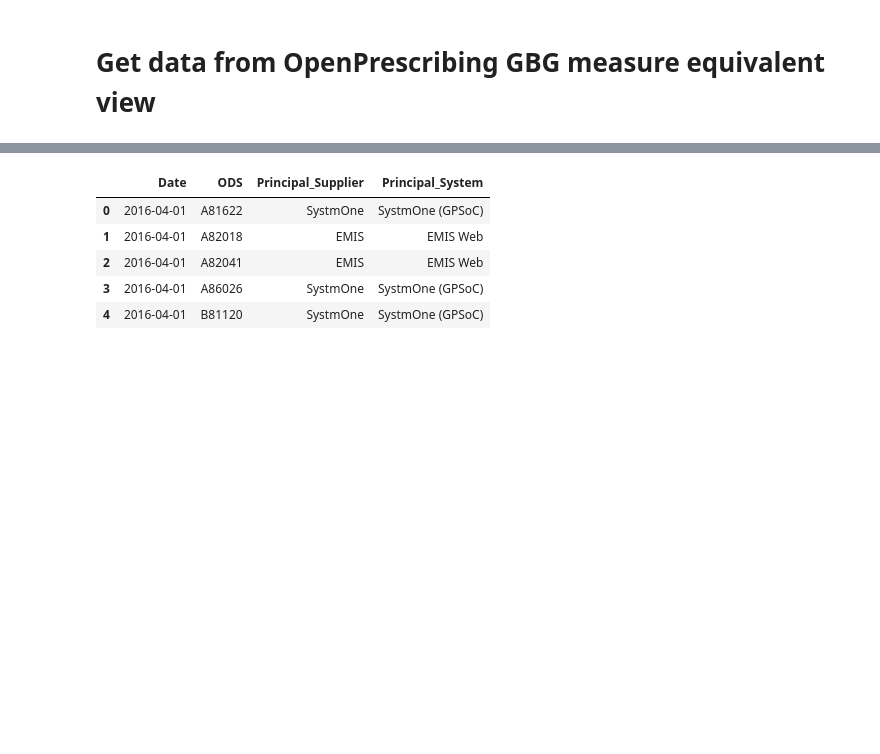
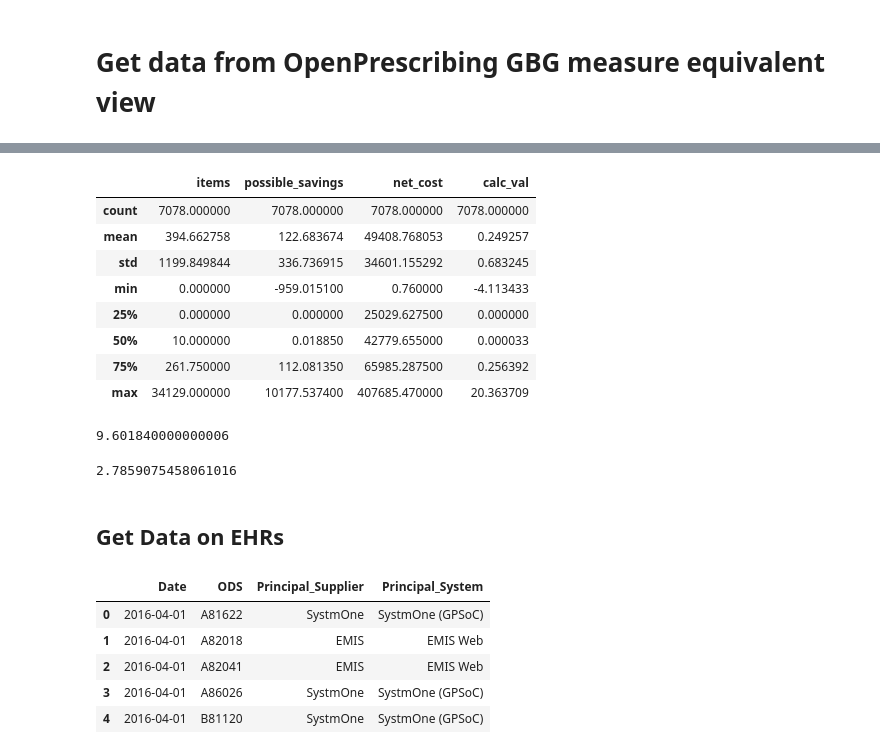
Before and after one commit to ebmdatalab/ghost_branded_generics_paper, a Jupyter notebook: Ghost Branded Generics.ipynb, the cells around one changed output, grey strips where cells are left out. Saved outputs shown, nothing was run; the diff lists cells and outputs as text; code cells hidden in the pictures; blank space fills up the shorter version.

```diff
--- a/Ghost Branded Generics.ipynb
+++ b/Ghost Branded Generics.ipynb
@@ -44,3 +59,27 @@ ghost_df.head()
+# %%
+## here we describe ranges for Decmebr 2018 - month of surfacing  the issue
+df_practice_dec18 = practice.copy().loc[(practice["month"]== "2018-12-01")]
+df_practice_dec18.describe()
+# %% [output]
+|  | items | possible_savings | net_cost | calc_val |
+| count | 7078.000000 | 7078.000000 | 7078.000000 | 7078.000000 |
+| mean | 394.662758 | 122.683674 | 49408.768053 | 0.249257 |
+| std | 1199.849844 | 336.736915 | 34601.155292 | 0.683245 |
+| min | 0.000000 | -959.015100 | 0.760000 | -4.113433 |
+| 25% | 0.000000 | 0.000000 | 25029.627500 | 0.000000 |
+| 50% | 10.000000 | 0.018850 | 42779.655000 | 0.000033 |
+| 75% | 261.750000 | 112.081350 | 65985.287500 | 0.256392 |
+| max | 34129.000000 | 10177.537400 | 407685.470000 | 20.363709 |
+# %%
+df_practice_dec18.possible_savings.quantile(0.6)
+# %% [output]
+9.601840000000006
+# %%
+df_practice_dec18.calc_val.quantile(0.99)
+# %% [output]
+2.7859075458061016
+# %% [markdown]
+## Get Data on EHRs
 # %%
 epr = pd.read_csv('GPSoC/complete.csv')
 epr = epr.rename(index=str, columns={"Principal Supplier": "Principal_Supplier",
```
Also changed, not shown: parts of 24 cells of this notebook, 6 other files.
